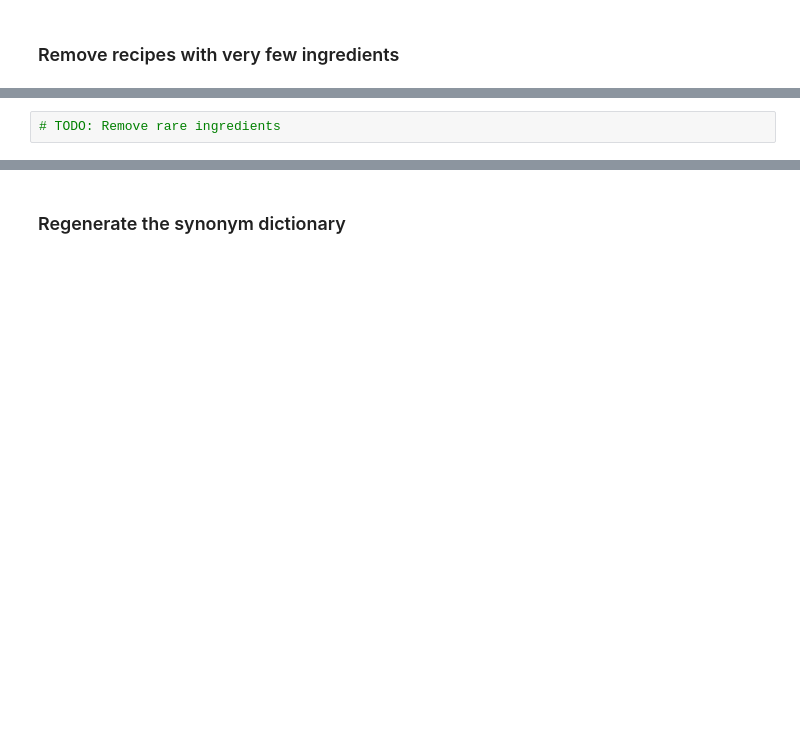
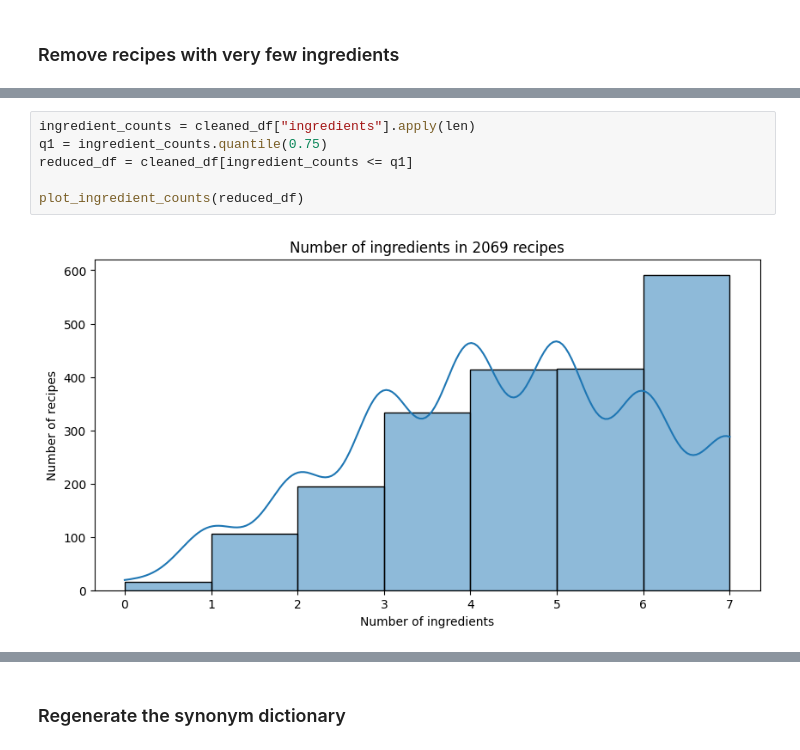
Before and after one commit to rixmape/panlasang-pinoy-clustering, a Jupyter notebook: panlasang-pinoy.ipynb, the cells around one changed output, grey strips where cells are left out. Cells and saved outputs as stored; diff of their text form; blank space fills up the shorter version.

```diff
--- a/panlasang-pinoy.ipynb
+++ b/panlasang-pinoy.ipynb
@@ -344,2 +347,8 @@ len(reduced_recipes), len(non_empty_recipes) - len(reduced_recipes)
-# %%
-# TODO: Remove rare ingredients
+# %%
+ingredient_counts = cleaned_df["ingredients"].apply(len)
+q1 = ingredient_counts.quantile(0.75)
+reduced_df = cleaned_df[ingredient_counts <= q1]
+
+plot_ingredient_counts(reduced_df)
+# %% [output]
+[figure, added]
```
Also changed, not shown: parts of 27 cells of this notebook, 3 other files.
